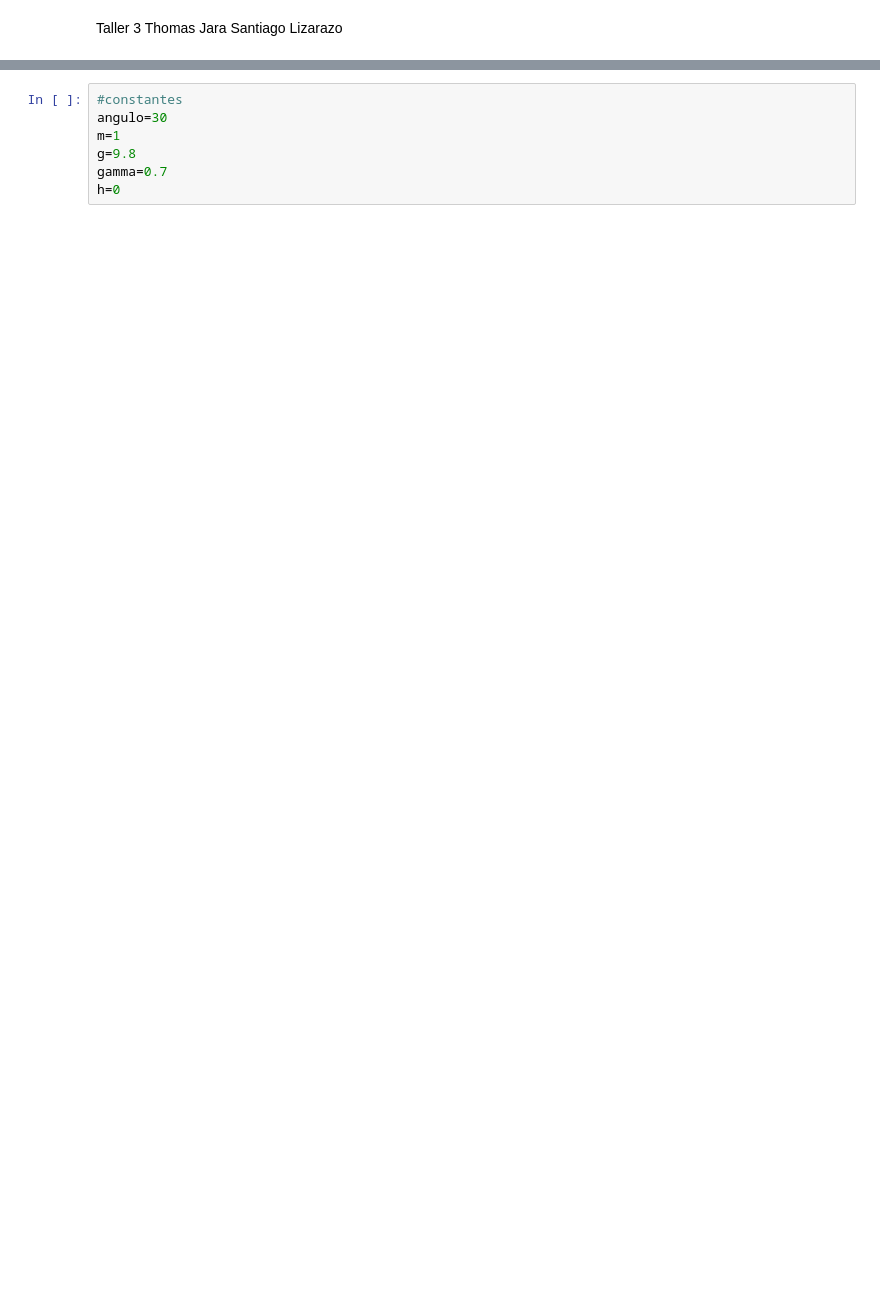
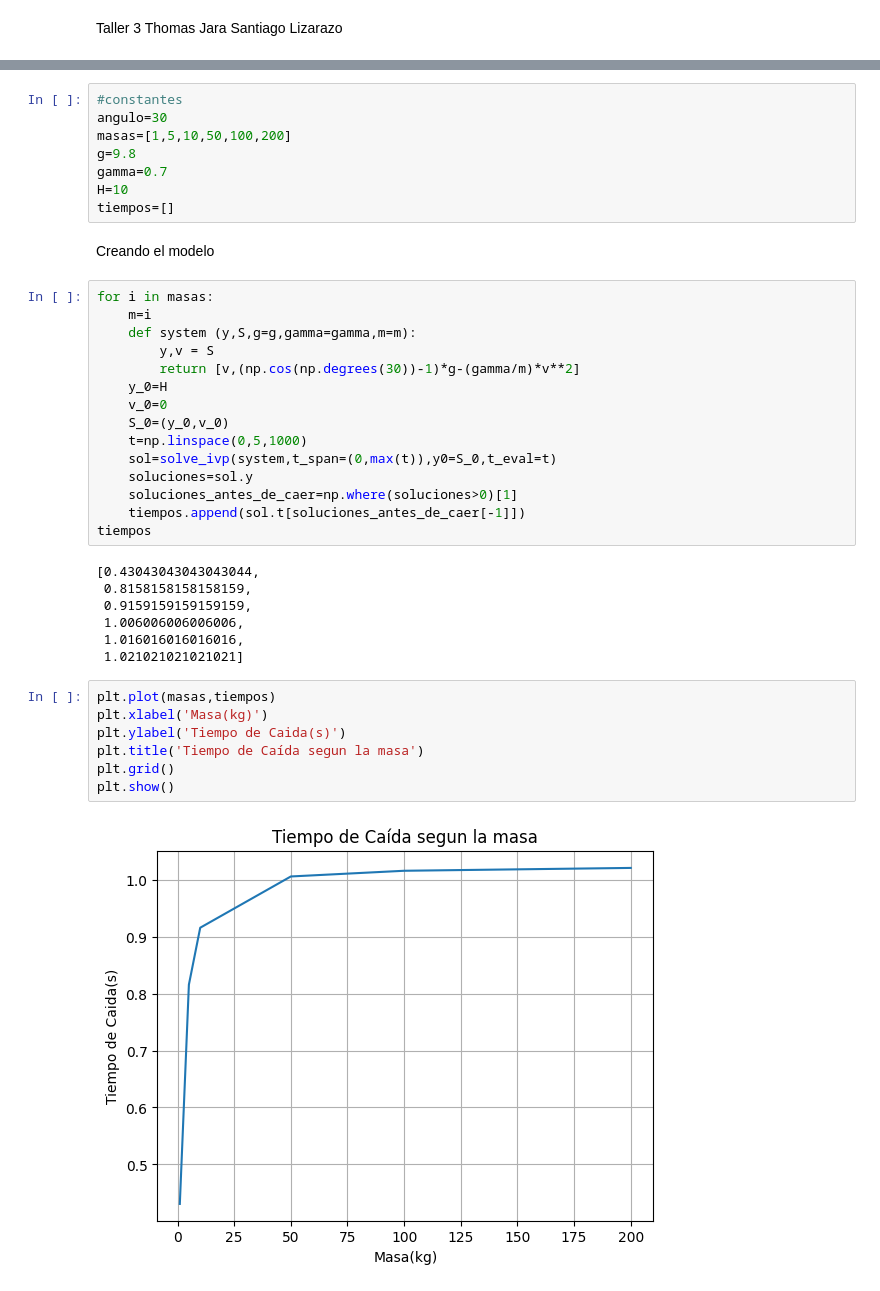
Before and after one commit to Metodos-Computacionales-II/Talleres, a Jupyter notebook: Taller 3/Taller 3.ipynb, the cells around one changed output, grey strips where cells are left out. Drawn from its saved outputs; the diff is of its cells as text; blank space fills up the shorter version.

```diff
--- a/Taller 3/Taller 3.ipynb
+++ b/Taller 3/Taller 3.ipynb
@@ -10,7 +12,41 @@ import matplotlib.pyplot as pyplot
 # %%
 #constantes
 angulo=30
-m=1
+masas=[1,5,10,50,100,200]
 g=9.8
 gamma=0.7
-h=0
+H=10
+tiempos=[]
+# %% [markdown]
+Creando el modelo
+# %%
+for i in masas:
+    m=i
+    def system (y,S,g=g,gamma=gamma,m=m):
+        y,v = S
+        return [v,(np.cos(np.degrees(30))-1)*g-(gamma/m)*v**2]
+    y_0=H
+    v_0=0
+    S_0=(y_0,v_0)
+    t=np.linspace(0,5,1000)
+    sol=solve_ivp(system,t_span=(0,max(t)),y0=S_0,t_eval=t)
+    soluciones=sol.y
+    soluciones_antes_de_caer=np.where(soluciones>0)[1]
+    tiempos.append(sol.t[soluciones_antes_de_caer[-1]])
+tiempos
+# %% [output]
+[0.43043043043043044,
+ 0.8158158158158159,
+ 0.9159159159159159,
+ 1.006006006006006,
+ 1.016016016016016,
+ 1.021021021021021]
+# %%
+plt.plot(masas,tiempos)
+plt.xlabel('Masa(kg)')
+plt.ylabel('Tiempo de Caida(s)')
+plt.title('Tiempo de Caída segun la masa')
+plt.grid()
+plt.show()
+# %% [output]
+[figure, added]
```
Also changed, not shown: parts of 5 cells of this notebook.
